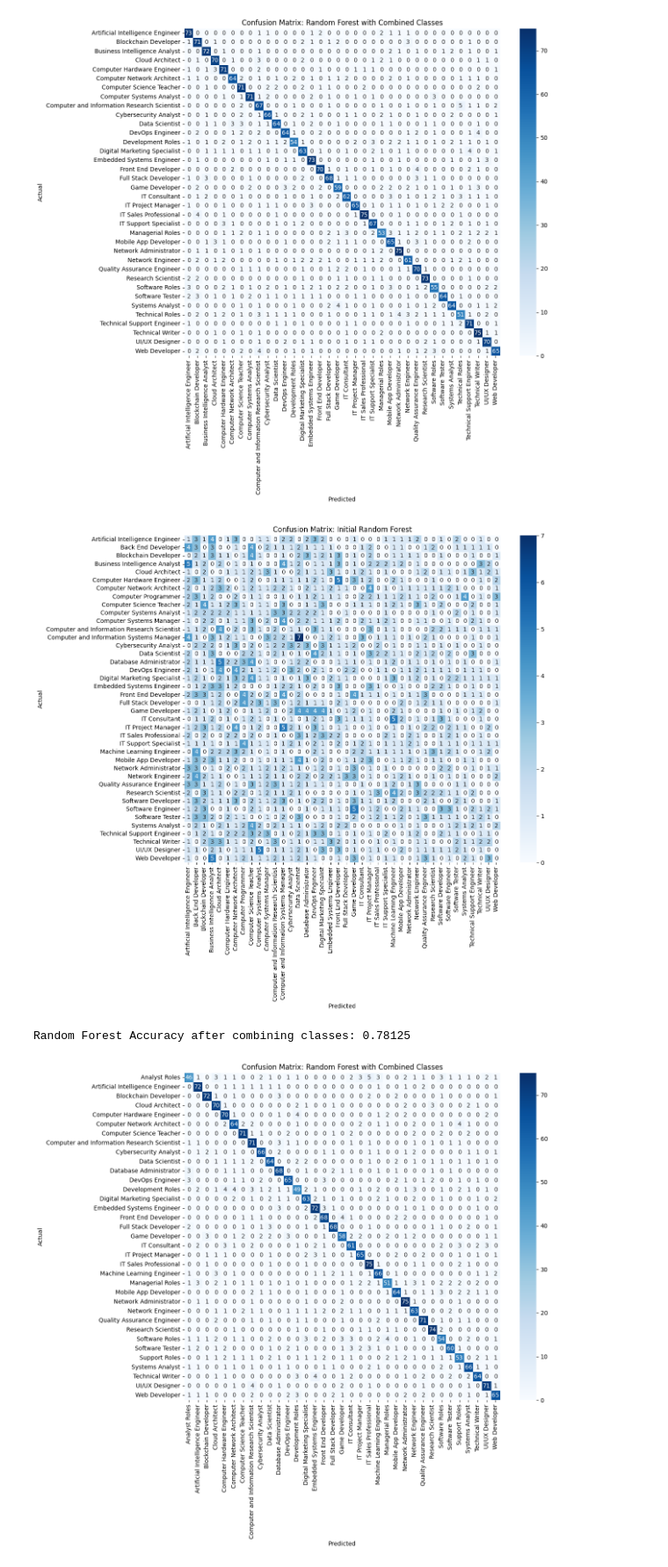
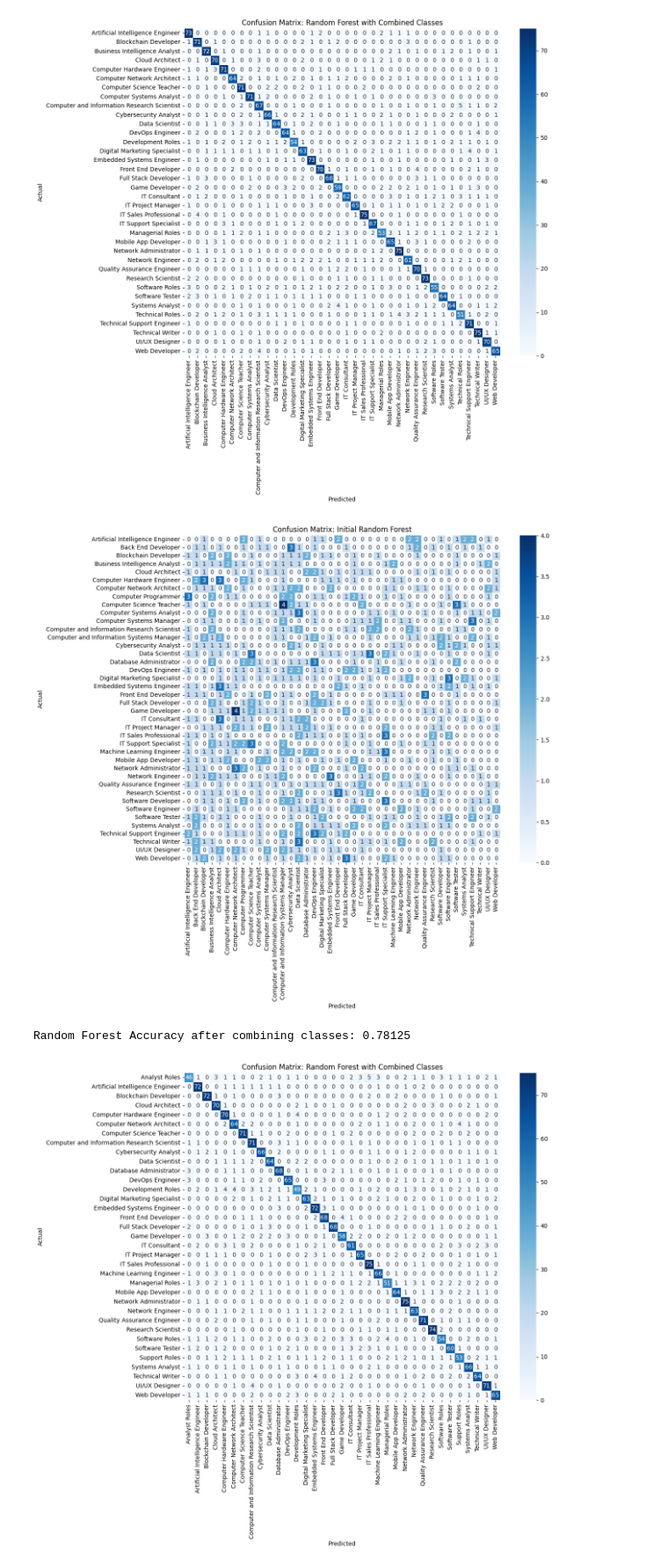
Before and after one commit to euqitaa/resuto-uiuCanteen, a Jupyter notebook: 3.ipynb, the cells around one changed output. Shown at 88% size. Drawn from its saved outputs; the diff is of its cells as text; code cells hidden in the pictures.

```diff
--- a/3.ipynb
+++ b/3.ipynb
@@ -156,14 +156,13 @@ data_encoded['Career_Goals'] = label_encoder.fit_transform(data_encoded['Career_
 X_initial = data_encoded.drop(columns=['Career_Goals'])
 y_initial = data_encoded['Career_Goals']
 X_train_initial, X_test_initial, y_train_initial, y_test_initial = train_test_split(
-    X_initial, y_initial, test_size=0.2, random_state=42, stratify=y_initial
+    X_initial, y_initial, test_size=0.1, random_state=42, stratify=y_initial
 )
 
 # Initial Random Forest Model
 random_forest_initial = RandomForestClassifier(random_state=42)
 random_forest_initial.fit(X_train_initial, y_train_initial)
 y_pred_initial = random_forest_initial.predict(X_test_initial)
-print(f"Random Forest Accuracy after combining classes: ",accuracy_score(y_pred_initial,y_test_initial))
 # Initial Confusion Matrix
 class_labels_initial = label_encoder.inverse_transform(sorted(y_test_initial.unique()))
 cm_initial = confusion_matrix(y_test_initial, y_pred_initial)
@@ -225,33 +224,33 @@ y_resampled_combined = balanced_data_combined['Career_Goals']
 # Scaling
 scaler = MinMaxScaler()
 X_scaled_combined = scaler.fit_transform(X_resampled_combined)
 
 # Final Dataset after Scaling
 final_dataset_combined = pd.DataFrame(X_scaled_combined, columns=X_resampled_combined.columns)
 final_dataset_combined['Career_Goals'] = y_resampled_combined.reset_index(drop=True)
 
 # Train-Test Split for Combined Classes
 X_train_combined, X_test_combined, y_train_combined, y_test_combined = train_test_split(
     final_dataset_combined.drop(columns=['Career_Goals']),
     final_dataset_combined['Career_Goals'],
     test_size=0.2,
     random_state=42,
     stratify=final_dataset_combined['Career_Goals']
 )
 
 # Train Random Forest Model on Combined Dataset
 random_forest_combined = RandomForestClassifier(random_state=42, n_estimators=100, max_depth=10)
 random_forest_combined.fit(X_train_combined, y_train_combined)
 y_pred_combined = random_forest_combined.predict(X_test_combined)
 
 # Calculate Accuracy for Combined Classes
 rf_accuracy_combined = accuracy_score(y_test_combined, y_pred_combined)
 print(f"Random Forest Accuracy after combining classes: {rf_accuracy_combined}")
 
 # Confusion Matrix for Combined Classes
 class_labels_combined = label_encoder_combined.classes_
 plot_confusion_matrix(y_test_combined, y_pred_combined, class_labels_combined, "Confusion Matrix: Random Forest with Combined Classes")
 # %% [output]
-[figure, old version]
+[figure, new version]
 Random Forest Accuracy after combining classes: 0.78125
 [figure]
```
Also changed, not shown: 1 other file.
